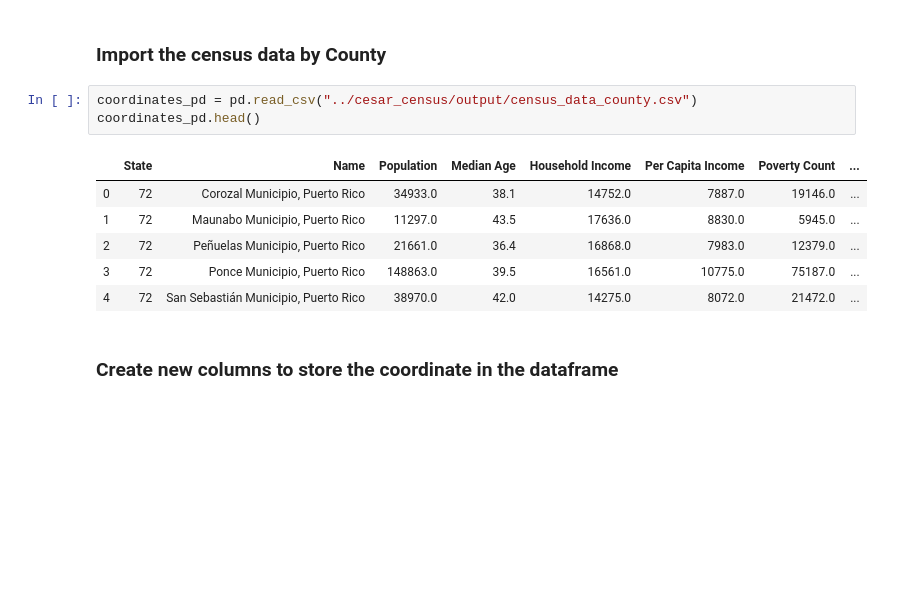
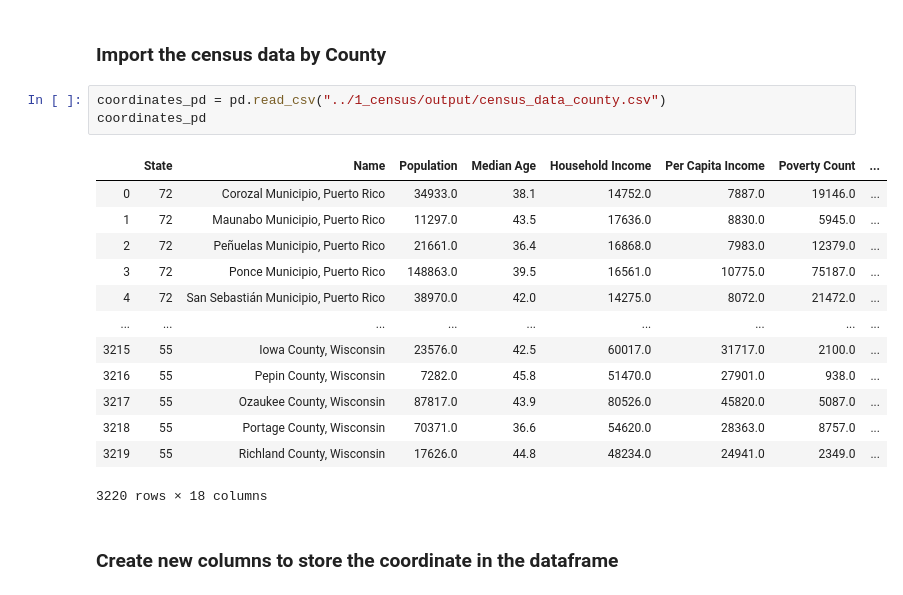
Before and after one commit to Emi-Babu/5G-Network-Analysis, a Jupyter notebook: 1_final_attempt/3_coordinates/coordinates.ipynb, the cells around one changed output. Cells and saved outputs as stored; diff of their text form; blank space fills up the shorter version.

Commit message:
Update Coordinates
Adding Labeling

```diff
--- a/1_final_attempt/3_coordinates/coordinates.ipynb
+++ b/1_final_attempt/3_coordinates/coordinates.ipynb
@@ -11,15 +15,22 @@ from config import gkey
 # %% [markdown]
 ### Import the census data by County
 # %%
-coordinates_pd = pd.read_csv("../cesar_census/output/census_data_county.csv")
-coordinates_pd.head()
+coordinates_pd = pd.read_csv("../1_census/output/census_data_county.csv")
+coordinates_pd
 # %% [output]
 |  | State | Name | Population | Median Age | Household Income | Per Capita Income | Poverty Count | ... |
 | 0 | 72 | Corozal Municipio, Puerto Rico | 34933.0 | 38.1 | 14752.0 | 7887.0 | 19146.0 | ... |
 | 1 | 72 | Maunabo Municipio, Puerto Rico | 11297.0 | 43.5 | 17636.0 | 8830.0 | 5945.0 | ... |
 | 2 | 72 | Peñuelas Municipio, Puerto Rico | 21661.0 | 36.4 | 16868.0 | 7983.0 | 12379.0 | ... |
 | 3 | 72 | Ponce Municipio, Puerto Rico | 148863.0 | 39.5 | 16561.0 | 10775.0 | 75187.0 | ... |
 | 4 | 72 | San Sebastián Municipio, Puerto Rico | 38970.0 | 42.0 | 14275.0 | 8072.0 | 21472.0 | ... |
+| ... | ... | ... | ... | ... | ... | ... | ... | ... |
+| 3215 | 55 | Iowa County, Wisconsin | 23576.0 | 42.5 | 60017.0 | 31717.0 | 2100.0 | ... |
+| 3216 | 55 | Pepin County, Wisconsin | 7282.0 | 45.8 | 51470.0 | 27901.0 | 938.0 | ... |
+| 3217 | 55 | Ozaukee County, Wisconsin | 87817.0 | 43.9 | 80526.0 | 45820.0 | 5087.0 | ... |
+| 3218 | 55 | Portage County, Wisconsin | 70371.0 | 36.6 | 54620.0 | 28363.0 | 8757.0 | ... |
+| 3219 | 55 | Richland County, Wisconsin | 17626.0 | 44.8 | 48234.0 | 24941.0 | 2349.0 | ... |
+3220 rows × 18 columns
 # %% [markdown]
 ### Create new columns to store the coordinate in the dataframe
 # %%
```
Also changed, not shown: parts of 3 cells of this notebook.
